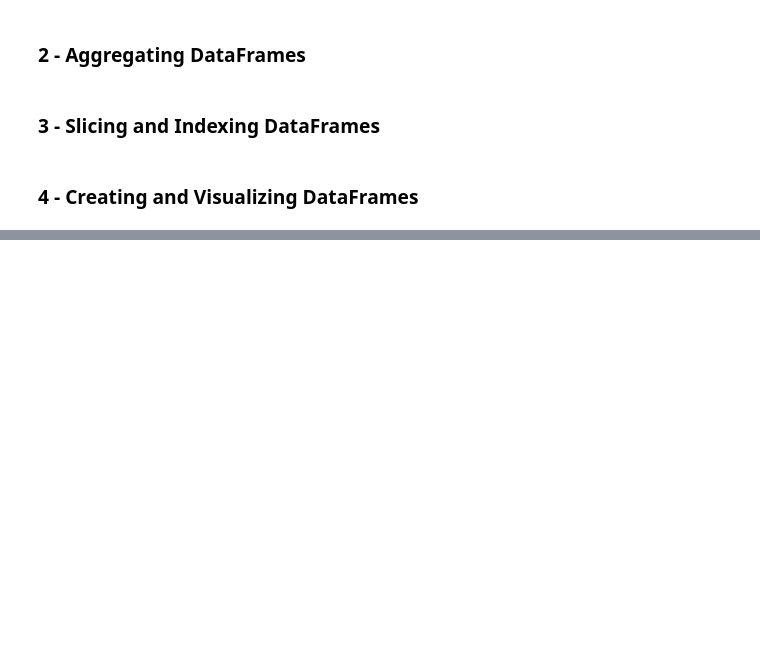
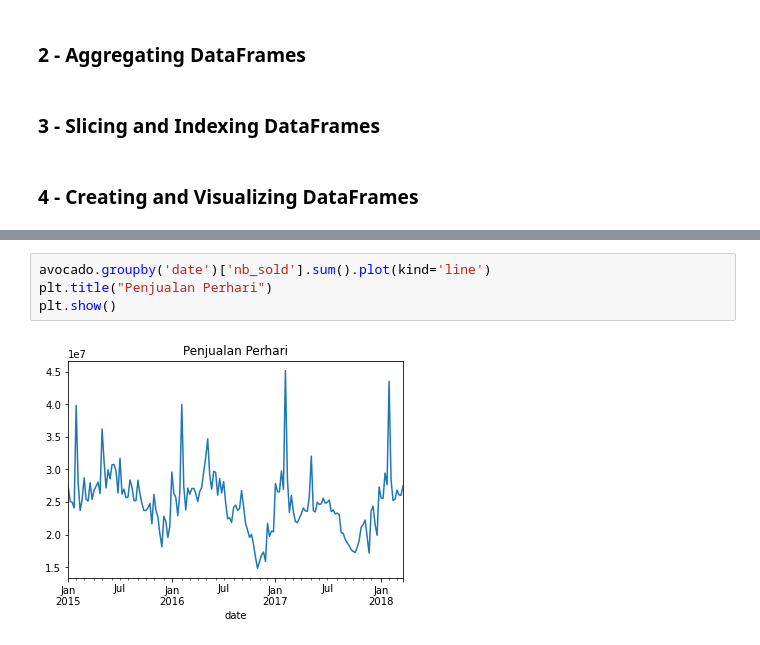
Before and after one commit to TXTDariGitHub/Sentinel, a Jupyter notebook: Ch.2 - Data Manipulation/Ch.1 - Introduction to Data Manipulation.ipynb, the cells around one changed output, grey strips where cells are left out. Cells and saved outputs as stored; diff of their text form; blank space fills up the shorter version.

```diff
--- a/Ch.2 - Data Manipulation/Ch.1 - Introduction to Data Manipulation.ipynb
+++ b/Ch.2 - Data Manipulation/Ch.1 - Introduction to Data Manipulation.ipynb
@@ -334,0 +383,6 @@ homelessness[cond1].head(7)
+# %%
+avocado.groupby('date')['nb_sold'].sum().plot(kind='line')
+plt.title("Penjualan Perhari")
+plt.show()
+# %% [output]
+[figure, added]
```
Also changed, not shown: parts of 9 cells of this notebook.
